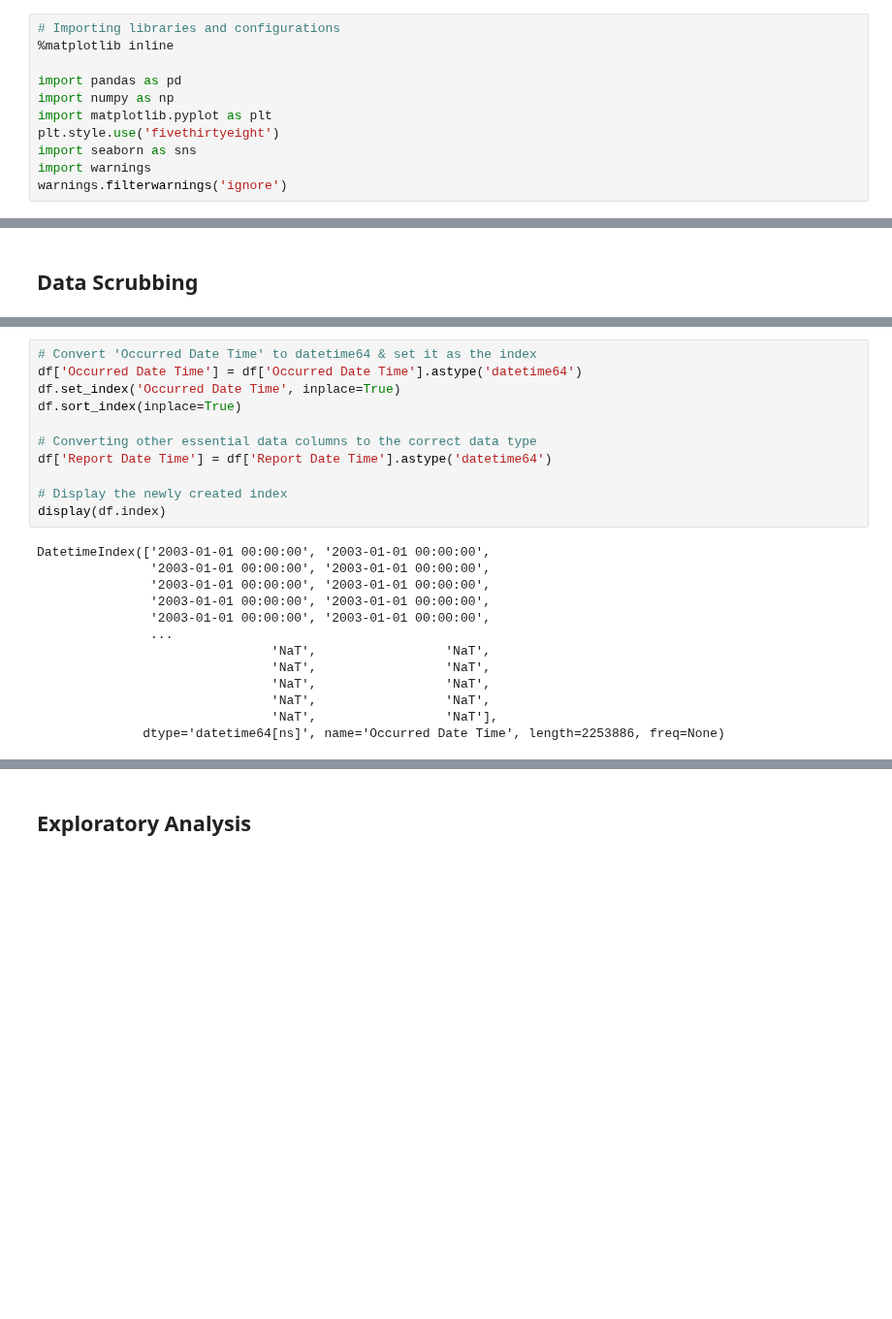
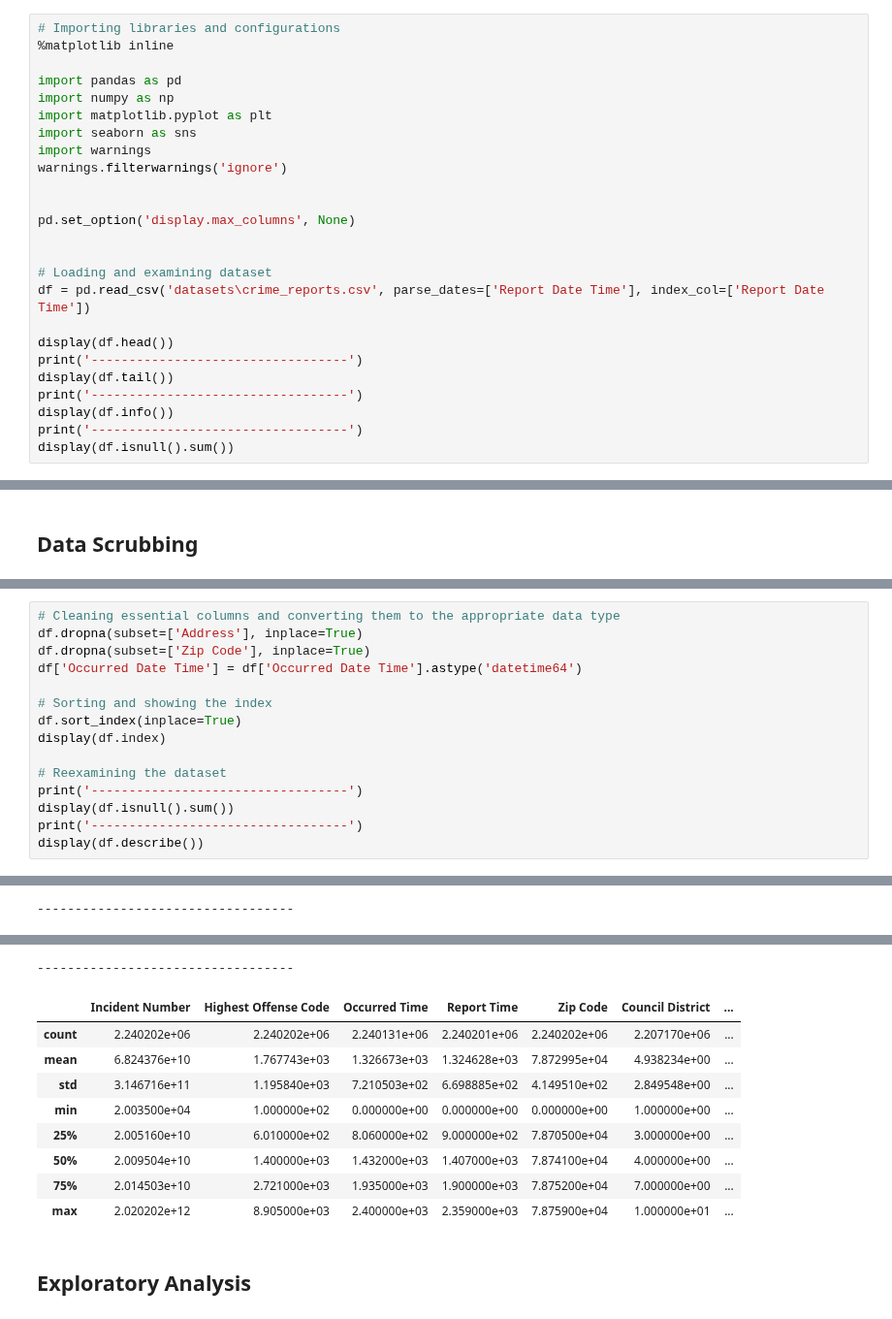
Before and after one commit to rgrantham82/Crime-Analysis, a Jupyter notebook: Austin Crimes Report Analysis.ipynb, the cells around one changed output, grey strips where cells are left out. Shown at 97% size. Cells and saved outputs as stored; diff of their text form; blank space fills up the shorter version.

```diff
--- a/Austin Crimes Report Analysis.ipynb
+++ b/Austin Crimes Report Analysis.ipynb
@@ -9,7 +11,21 @@ I downloaded the latest copy of the dataset from data.austintexas.gov on 7/23/20
 import pandas as pd
 import numpy as np
 import matplotlib.pyplot as plt
-plt.style.use('fivethirtyeight')
 import seaborn as sns
 import warnings
 warnings.filterwarnings('ignore')
+
+
+pd.set_option('display.max_columns', None)
+
+
+# Loading and examining dataset
+df = pd.read_csv('datasets\crime_reports.csv', parse_dates=['Report Date Time'], index_col=['Report Date Time'])
+
+display(df.head())
+print('----------------------------------')
+display(df.tail())
+print('----------------------------------')
+display(df.info())
+print('----------------------------------')
+display(df.isnull().sum())
@@ -62,24 +86,16 @@ None
-# %%
-# Convert 'Occurred Date Time' to datetime64 & set it as the index
-df['Occurred Date Time'] = df['Occurred Date Time'].astype('datetime64')
-df.set_index('Occurred Date Time', inplace=True)
-df.sort_index(inplace=True)
-
-# Converting other essential data columns to the correct data type
-df['Report Date Time'] = df['Report Date Time'].astype('datetime64')
-
-# Display the newly created index
-display(df.index)
-# %% [output]
-DatetimeIndex(['2003-01-01 00:00:00', '2003-01-01 00:00:00',
-               '2003-01-01 00:00:00', '2003-01-01 00:00:00',
-               '2003-01-01 00:00:00', '2003-01-01 00:00:00',
-               '2003-01-01 00:00:00', '2003-01-01 00:00:00',
-               '2003-01-01 00:00:00', '2003-01-01 00:00:00',
-               ...
-                               'NaT',                 'NaT',
-                               'NaT',                 'NaT',
-                               'NaT',                 'NaT',
-                               'NaT',                 'NaT',
-                               'NaT',                 'NaT'],
-              dtype='datetime64[ns]', name='Occurred Date Time', length=2253886, freq=None)
+# %%
+# Cleaning essential columns and converting them to the appropriate data type
+df.dropna(subset=['Address'], inplace=True)
+df.dropna(subset=['Zip Code'], inplace=True)
+df['Occurred Date Time'] = df['Occurred Date Time'].astype('datetime64')
+
+# Sorting and showing the index
+df.sort_index(inplace=True)
+display(df.index)
+
+# Reexamining the dataset
+print('----------------------------------')
+display(df.isnull().sum())
+print('----------------------------------')
+display(df.describe())
+# %% [output]
@@ -85,0 +114 @@ DatetimeIndex(['2003-01-01 00:00:00', '2003-01-01 00:00:00',
+----------------------------------
@@ -86,2 +132,12 @@ DatetimeIndex(['2003-01-01 00:00:00', '2003-01-01 00:00:00',
+----------------------------------
+|  | Incident Number | Highest Offense Code | Occurred Time | Report Time | Zip Code | Council District | ... |
+| count | 2.240202e+06 | 2.240202e+06 | 2.240131e+06 | 2.240201e+06 | 2.240202e+06 | 2.207170e+06 | ... |
+| mean | 6.824376e+10 | 1.767743e+03 | 1.326673e+03 | 1.324628e+03 | 7.872995e+04 | 4.938234e+00 | ... |
+| std | 3.146716e+11 | 1.195840e+03 | 7.210503e+02 | 6.698885e+02 | 4.149510e+02 | 2.849548e+00 | ... |
+| min | 2.003500e+04 | 1.000000e+02 | 0.000000e+00 | 0.000000e+00 | 0.000000e+00 | 1.000000e+00 | ... |
+| 25% | 2.005160e+10 | 6.010000e+02 | 8.060000e+02 | 9.000000e+02 | 7.870500e+04 | 3.000000e+00 | ... |
+| 50% | 2.009504e+10 | 1.400000e+03 | 1.432000e+03 | 1.407000e+03 | 7.874100e+04 | 4.000000e+00 | ... |
+| 75% | 2.014503e+10 | 2.721000e+03 | 1.935000e+03 | 1.900000e+03 | 7.875200e+04 | 7.000000e+00 | ... |
+| max | 2.020202e+12 | 8.905000e+03 | 2.400000e+03 | 2.359000e+03 | 7.875900e+04 | 1.000000e+01 | ... |
 # %% [markdown]
 ## Exploratory Analysis
```
Also changed, not shown: parts of 17 cells of this notebook.
